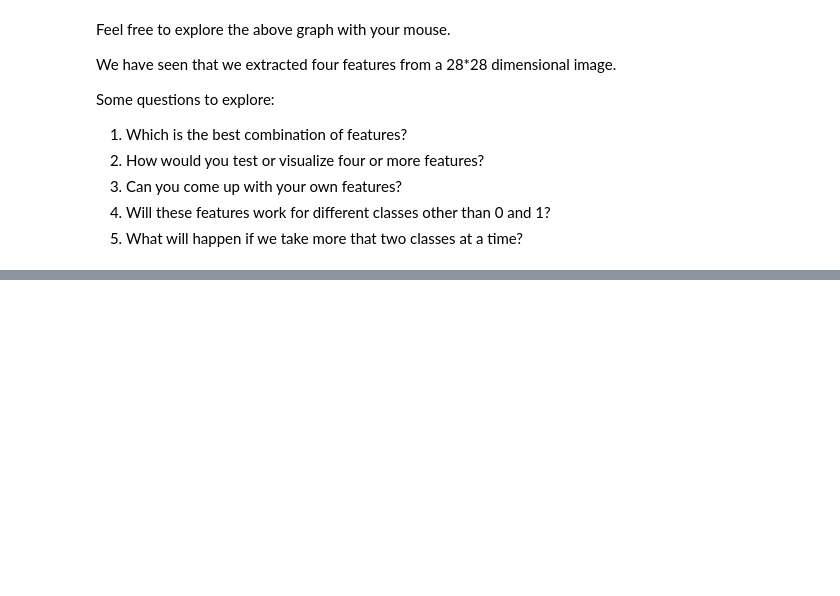
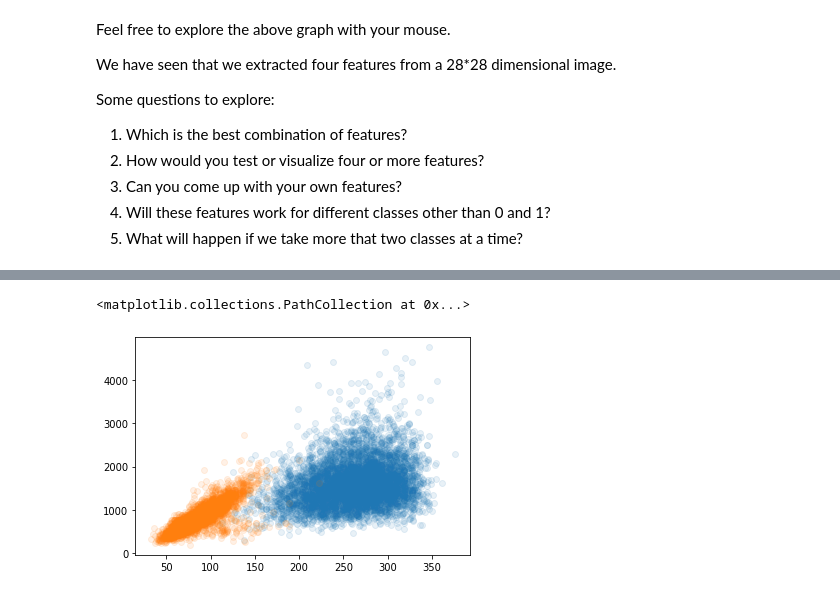
Before and after one commit to xander412/fmml2021, a Jupyter notebook: Lab1_Features_fmml.ipynb, the cells around one changed output, grey strips where cells are left out. Cells and saved outputs as stored; diff of their text form; code cells hidden in the pictures; blank space fills up the shorter version.

```diff
--- a/Lab1_Features_fmml.ipynb
+++ b/Lab1_Features_fmml.ipynb
@@ -516,0 +567,6 @@ Some questions to explore:
+# %%
+plt.scatter(hull0,oData, alpha = 0.1)
+plt.scatter(hull1,iData, alpha = 0.1)
+# %% [output]
+<matplotlib.collections.PathCollection at 0x...>
+[figure, added]
```
Also changed, not shown: parts of 17 cells of this notebook.
